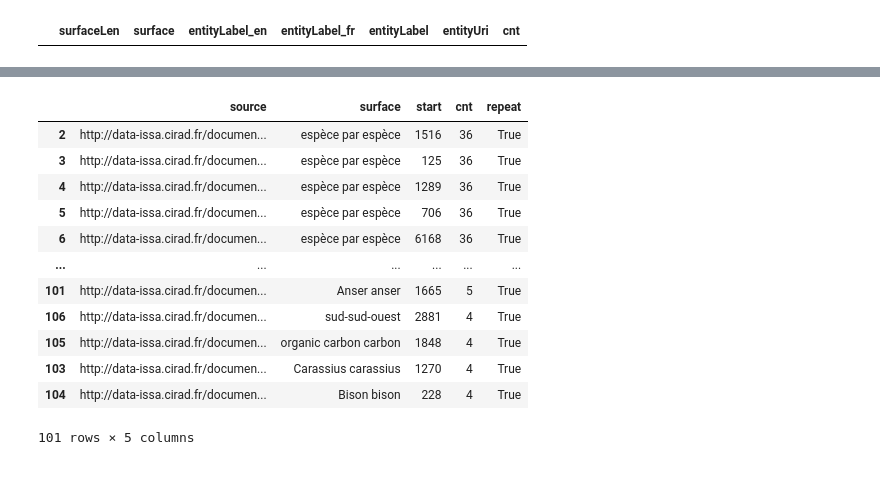
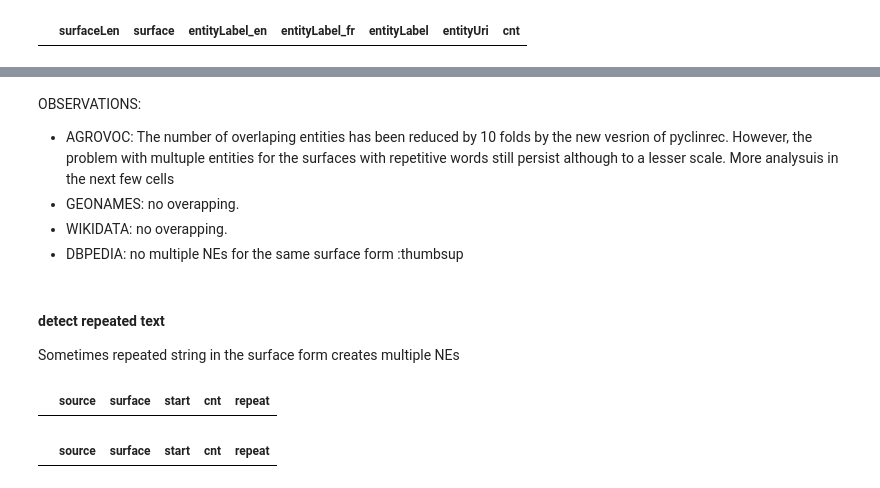
Before and after one commit to issa-project/issa-pipeline, a Jupyter notebook: notebooks/issa-entity-analysis.ipynb, the cells around one changed output, grey strips where cells are left out. Drawn from its saved outputs; the diff is of its cells as text; code cells hidden in the pictures.

```diff
--- a/notebooks/issa-entity-analysis.ipynb
+++ b/notebooks/issa-entity-analysis.ipynb
@@ -407,9 +445,7 @@ OBSERVATIONS:
 # %% [markdown]
 #### len(surface) == 2
 # %%
-pd.options.display.max_rows = 10
-df_short_surface_2 =  df_short_text_count[vocab].loc[df_short_text_count[vocab].surfaceLen == 2]
-
-#df_short_surface_2.sort_values(by='cnt', ascending=False)
-df_short_surface_2.sort_values(by=['entityLabel_en','cnt'])\
+print(df_short_text_count[vocab].loc[df_short_text_count[vocab].surfaceLen == 2].shape)
+df_short_text_count[vocab].loc[df_short_text_count[vocab].surfaceLen == 2]\
+                          .sort_values(by=['entityLabel_en','cnt'])\
                   #.style.format({'entityUri': hyperlink})
@@ -440,4 +481,0 @@ CONCLUSION:
-# %%
-pd.options.display.max_rows = 10
-df_short_text_count[vocab] .loc[df_short_text_count[vocab] .surface.str[0].str.isdigit() ]\
-                  #.style.format({'entityUri': hyperlink})
@@ -452,14 +481,0 @@ CONCLUSION:
-# %%
-pd.options.display.max_rows = 10
-
-def unCapitalise(s):
-     if s[0].isupper() and s[1].islower():
-          return s[:1].lower() + s[1:]
-     else:
-          return s
-
-
-df_short_text_3.loc[(df_short_text_3.surface.apply(unCapitalise) != df_short_text_3.entityLabel_en) &
-                    (df_short_text_3.surface.apply(unCapitalise) != df_short_text_3.entityLabel_fr)] \
-                  .sort_values(by=['cnt', 'entityLabel_en'], ascending=False)\
-                  #.style.format({'entityUri': hyperlink})
@@ -625,7 +620,7 @@ pd.options.display.max_colwidth = 100
 df_multi_entities = df_multi_entities if 'df_multi_entities' in locals() else {}
 
 df_multi_entities[vocab] = sparql_service_to_dataframe(issa_agritrop_endpoint,
-                                                        multiple_entities_query_templ %  (annotators[vocab], '> 3') )
+                                                        multiple_entities_query_templ %  (annotators[vocab], '> 1') )
 
 df_multi_entities[vocab] = df_multi_entities[vocab].astype({'cnt': 'int'})
 
@@ -653,28 +636,33 @@ df_multi_entities[vocab].sort_values(by=['cnt'], ascending=False)\
+# %% [markdown]
+OBSERVATIONS:
+- AGROVOC: The number of overlaping entities has been reduced by 10 folds by the new vesrion of pyclinrec. However, the problem with multuple entities for the surfaces with repetitive words still persist although to a lesser scale. More analysuis in the next few cells
+- GEONAMES: no overapping.
+- WIKIDATA: no overapping.
+- DBPEDIA: no multiple NEs for the same surface form :thumbsup
+# %% [markdown]
+#### detect repeated text
+
+Sometimes repeated string in the surface form creates multiple NEs
 # %%
 def detect_repeat(string_to_split):
     import re
     return pd.Series(re.split('-| ', string_to_split.lower())).value_counts().max() > 1
 
 df_multi_entities[vocab]['repeat']  = df_multi_entities[vocab].surface.apply(detect_repeat)
+
+
+df_multi_entities[vocab].loc[df_multi_entities[vocab].repeat]\
+                        .sort_values(by=['cnt', 'surface'], ascending=False)\
+                        .head()\
+                        #.style.format({'source': hyperlink})
+# %% [output]
+|  | source | surface | start | cnt | repeat |
 # %%
-# repeated text
+# non repeated text
 pd.options.display.max_rows = 10
-df_multi_entities[vocab].loc[df_multi_entities[vocab].repeat]\
+df_multi_entities[vocab].loc[df_multi_entities[vocab].repeat==False]\
                         .sort_values(by=['cnt', 'surface'], ascending=False)\
-                        #.head(10)
-
-    #.style.format({'source': hyperlink})
+                        .head()\
+                        #.style.format({'source': hyperlink})
 # %% [output]
 |  | source | surface | start | cnt | repeat |
-| 2 | http://data-issa.cirad.fr/documen... | espèce par espèce | 1516 | 36 | True |
-| 3 | http://data-issa.cirad.fr/documen... | espèce par espèce | 125 | 36 | True |
-| 4 | http://data-issa.cirad.fr/documen... | espèce par espèce | 1289 | 36 | True |
-| 5 | http://data-issa.cirad.fr/documen... | espèce par espèce | 706 | 36 | True |
-| 6 | http://data-issa.cirad.fr/documen... | espèce par espèce | 6168 | 36 | True |
-| ... | ... | ... | ... | ... | ... |
-| 101 | http://data-issa.cirad.fr/documen... | Anser anser | 1665 | 5 | True |
-| 106 | http://data-issa.cirad.fr/documen... | sud-sud-ouest | 2881 | 4 | True |
-| 105 | http://data-issa.cirad.fr/documen... | organic carbon carbon | 1848 | 4 | True |
-| 103 | http://data-issa.cirad.fr/documen... | Carassius carassius | 1270 | 4 | True |
-| 104 | http://data-issa.cirad.fr/documen... | Bison bison | 228 | 4 | True |
-101 rows × 5 columns
```
Also changed, not shown: parts of 66 cells of this notebook, 1 other file.
